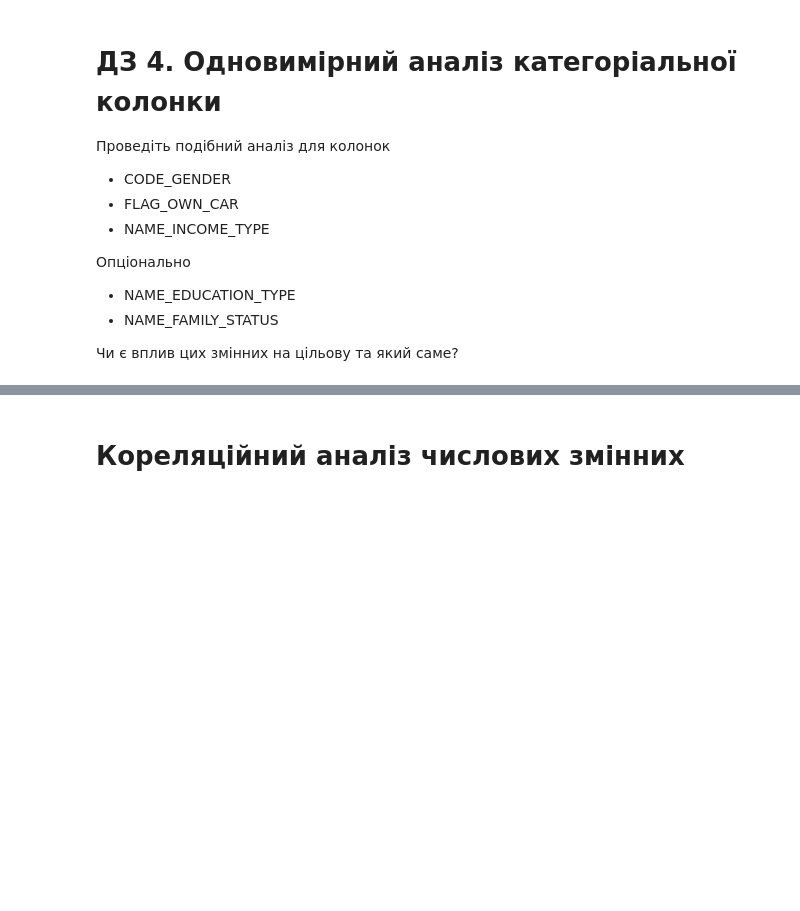
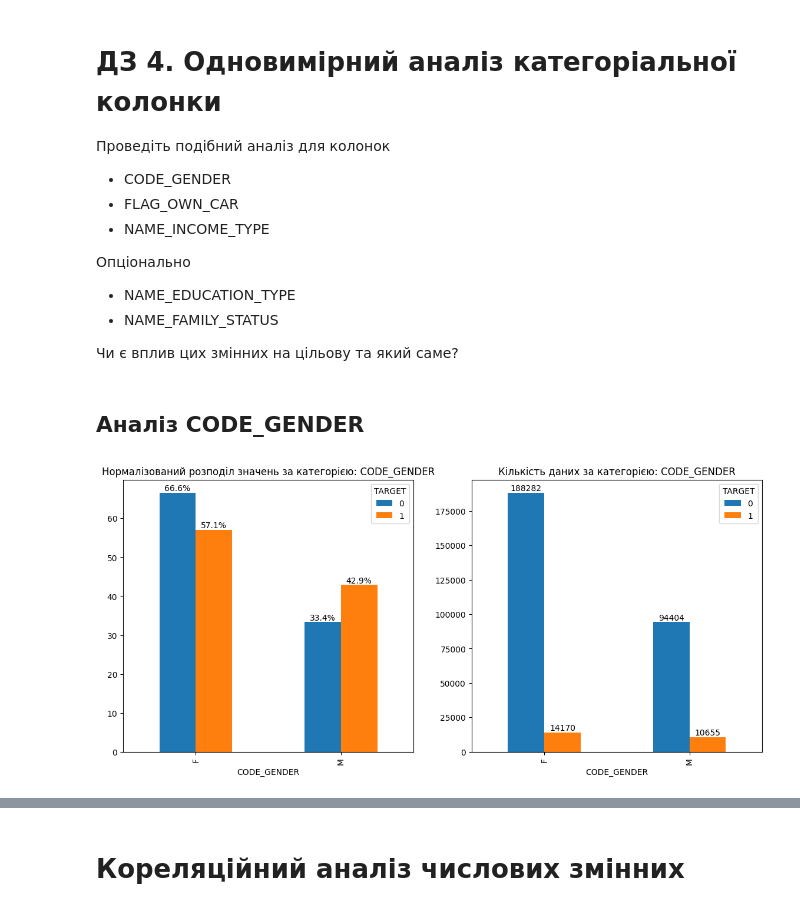
Before and after one commit to Johnny-Jackpot/python_for_ml_tasks, a Jupyter notebook: 1.2 Дослідницький аналіз даних/1_Credit_EDA.ipynb, the cells around one changed output, grey strips where cells are left out. Cells and saved outputs as stored; diff of their text form; code cells hidden in the pictures; blank space fills up the shorter version.

```diff
--- a/1.2 Дослідницький аналіз даних/1_Credit_EDA.ipynb
+++ b/1.2 Дослідницький аналіз даних/1_Credit_EDA.ipynb
@@ -2142,3 +2168,9 @@ uni_cat_target_compare(df, 'NAME_CONTRACT_TYPE')
 
 
 Чи є вплив цих змінних на цільову та який саме?
+# %% [markdown]
+## Аналіз CODE_GENDER
+# %%
+uni_cat_target_compare(df, 'CODE_GENDER')
+# %% [output]
+[figure, added]
```
Also changed, not shown: parts of 27 cells of this notebook.
